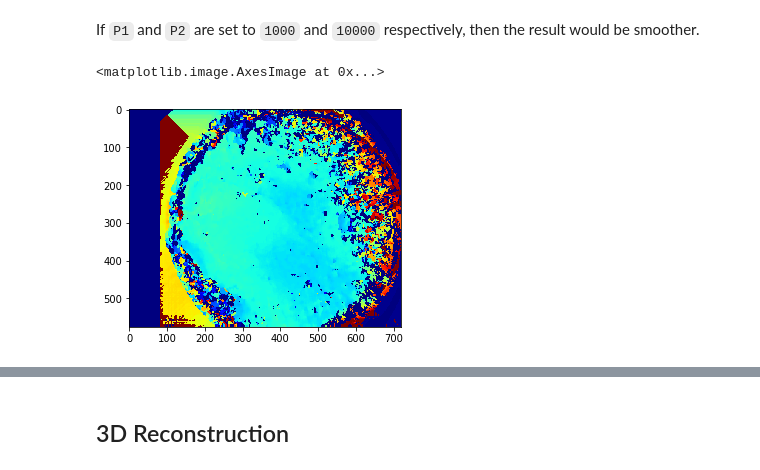
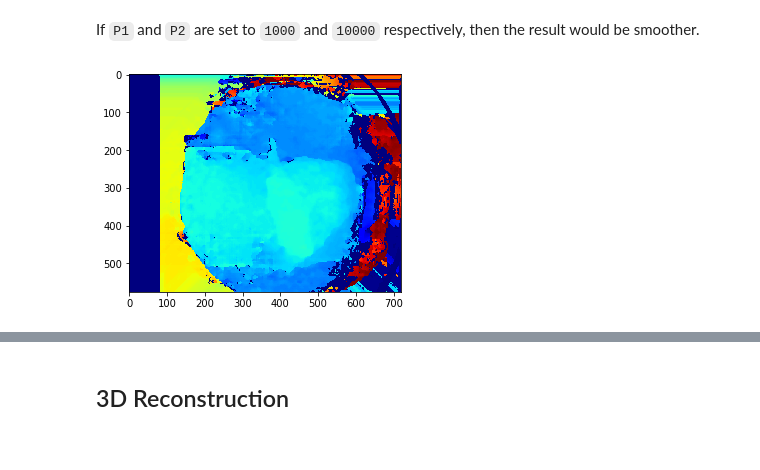
Before and after one commit to aminzabardast/MastersThesis, a Jupyter notebook: tmi_dataset/opencv_sgbm_test.ipynb, the cells around one changed output, grey strips where cells are left out. Saved outputs shown, nothing was run; the diff lists cells and outputs as text; code cells hidden in the pictures.

```diff
--- a/tmi_dataset/opencv_sgbm_test.ipynb
+++ b/tmi_dataset/opencv_sgbm_test.ipynb
@@ -12,9 +12,9 @@ import scipy.ndimage as ndimage
 # %% [markdown]
 ## Reading Images
 # %%
-idx = '1'
+idx = '35'
 directory = 'Stereo_SD_d_all/Stereo_SD_d_all_{}/'.format(idx)
-result = 'Stereo_SD_d_all_result/Stereo_SD_d_all_{}_result.{}'
+result = 'Stereo_SD_d_all_sgbm_result/Stereo_SD_d_all_{}_result.{}'
 # %% [markdown]
 There is no need to read the images from top.
 # %%
@@ -38,17 +38,20 @@ If `P1` and `P2` are set to `1000` and `10000` respectively, then the result wou
 # %%
 stereo = cv.StereoSGBM_create(
     numDisparities=80,
     blockSize=11,
-#     P1=1000,
-#     P2=10000,
+    P1=1000,
+    P2=10000,
 )
 
 disp = stereo.compute(
     left,
     right,
 )/(16)
 
+# disp = io.read(directory+'open_sgbm.pfm')
+io.write(directory+'open_sgbm.pfm', np.float32(disp))
+
 plt.imshow(disp, cmap='jet')
+plt.imsave(directory+'open_sgbm.png', disp)
 # %% [output]
-<matplotlib.image.AxesImage at 0x...>
-[figure, old version]
+[figure, new version]
```
Also changed, not shown: parts of 6 cells of this notebook, 9 other files.
